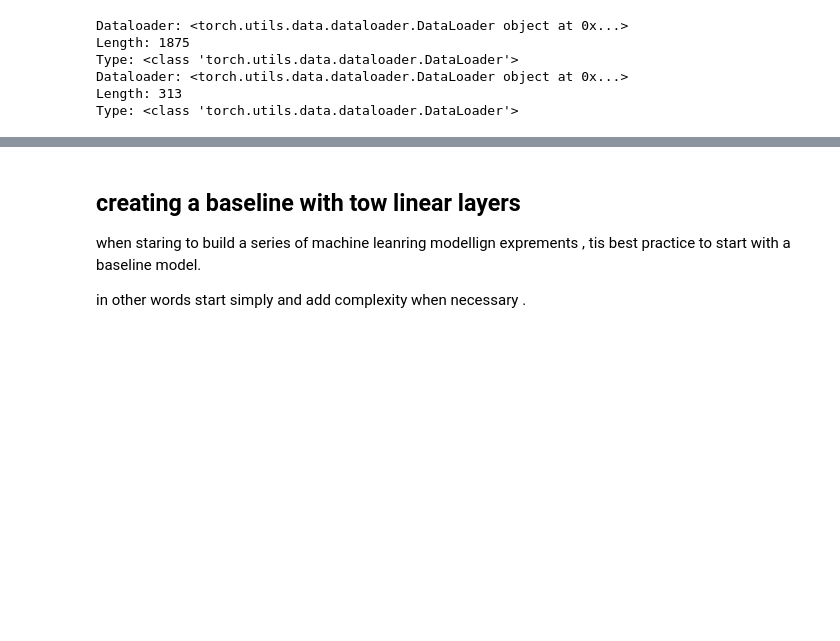
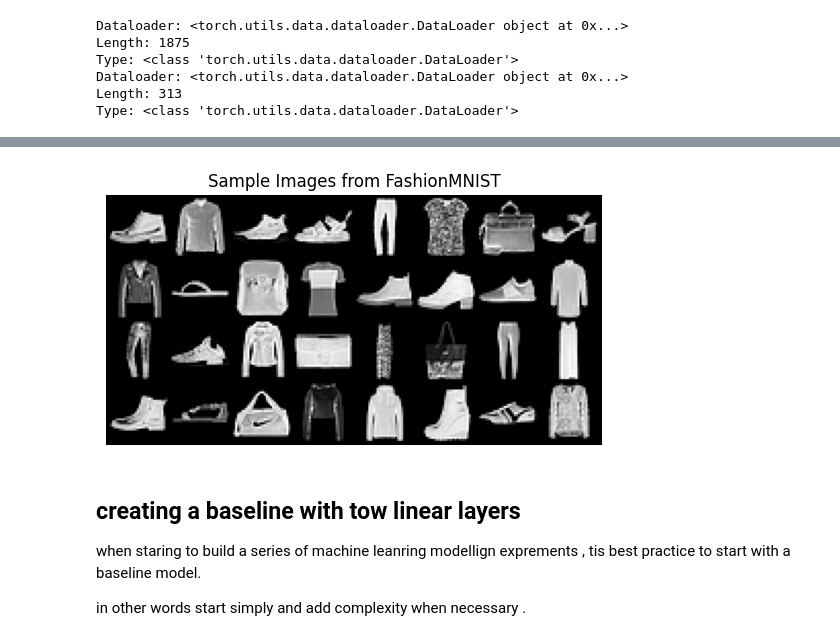
Before and after one commit to lewisnjue/AI, a Jupyter notebook: computer_vision_and_convolution_neural_network.ipynb, the cells around one changed output, grey strips where cells are left out. Cells and saved outputs as stored; diff of their text form; code cells hidden in the pictures; blank space fills up the shorter version.

```diff
--- a/computer_vision_and_convolution_neural_network.ipynb
+++ b/computer_vision_and_convolution_neural_network.ipynb
@@ -277,3 +277,16 @@ image shape: torch.Size([1, 28, 28]), label: 9
+# %%
+images, labels = next(iter(train_dataloader))
+
+# Create the grid of images
+grid_img = torchvision.utils.make_grid(images)
+
+# Display the grid
+plt.imshow(grid_img.permute(1, 2, 0))  # permute to change channel order for matplotlib
+plt.title('Sample Images from FashionMNIST')
+plt.axis('off')
+plt.show()
+# %% [output]
+[figure, added]
 # %% [markdown]
 ## creating a baseline with tow linear layers
 
```
Also changed, not shown: parts of 13 cells of this notebook.
